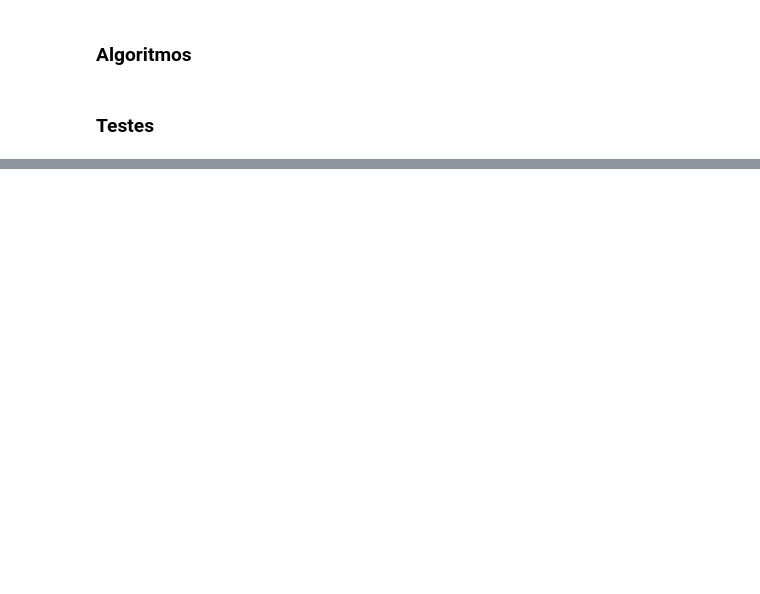
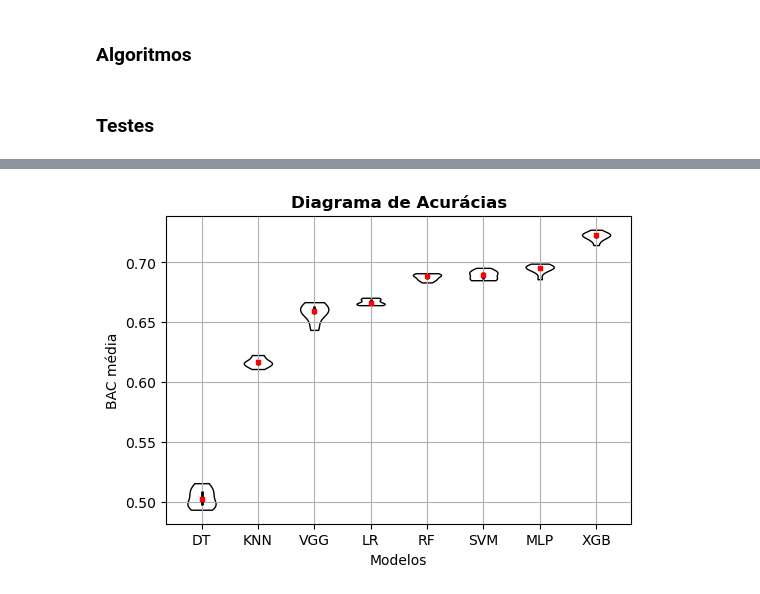
Before and after one commit to andryll/MGR-IC, a Jupyter notebook: codes/Classification.ipynb, the cells around one changed output, grey strips where cells are left out. Cells and saved outputs as stored; diff of their text form; code cells hidden in the pictures; blank space fills up the shorter version.

```diff
--- a/codes/Classification.ipynb
+++ b/codes/Classification.ipynb
@@ -157,0 +525,6 @@ for score in scoreslist:
+# %%
+scoreslist2 = []
+for score in scoreslist:
+  scoreslist2.append(score.flatten())
+
+scoreslist2
@@ -158,3 +572,43 @@ for score in scoreslist:
+# %%
+labels = ['KNN', 'DT', 'RF', 'SVM', 'XGB', 'MLP', 'LR', 'VGG']
+sorted_indices = np.argsort(medias)
+
+sorted_scores = [scoreslist2[i] for i in sorted_indices]
+sorted_labels = [labels[i] for i in sorted_indices]
+
+plt.figure(figsize=(6, 4))
+# plt.boxplot(sorted_scores, labels=sorted_labels, patch_artist=False, notch=False, widths=0.8)
+
+parts = plt.violinplot(sorted_scores, showmeans=False, showmedians=False, showextrema=False)
+
+# Customizar a aparência do gráfico
+for pc in parts['bodies']:
+    pc.set_facecolor('white')       # Preencher com branco
+    pc.set_edgecolor('black')       # Contorno preto
+    pc.set_linewidth(1)             # Espessura do contorno
+    pc.set_alpha(1)                 # Sem transparência
+
+# Adicionar as medianas
+quartile1, medians, quartile3 = np.percentile(sorted_scores, [25, 50, 75], axis=1)
+inds = np.arange(1, len(medians) + 1)
+
+plt.scatter(inds, medians, marker='s', color='red', s=10, zorder=3)
+plt.vlines(inds, quartile1, quartile3, color='black', linestyle='-', lw=2)
+
+# Adicionar as labels
+plt.xticks(ticks=range(1, len(sorted_labels) + 1), labels=sorted_labels)
+
+# Adicionando títulos e rótulos
+plt.title('Diagrama de Acurácias', fontweight = 'bold')
+plt.xlabel('Modelos')
+plt.ylabel('BAC média')
+plt.grid(True)
+
+# Exibindo o gráfico
+plt.savefig('C:/Users/andry/OneDrive/Documentos/GitHub/MGR-IC/ft2/5s/04_violin_ptg.pdf')
+plt.show()
+# %% [output]
+[figure, added]
 # %%
 #  Plota o gráfico com as médias das seeds e os desvios padrão
 
```
Also changed, not shown: parts of 49 cells of this notebook.
